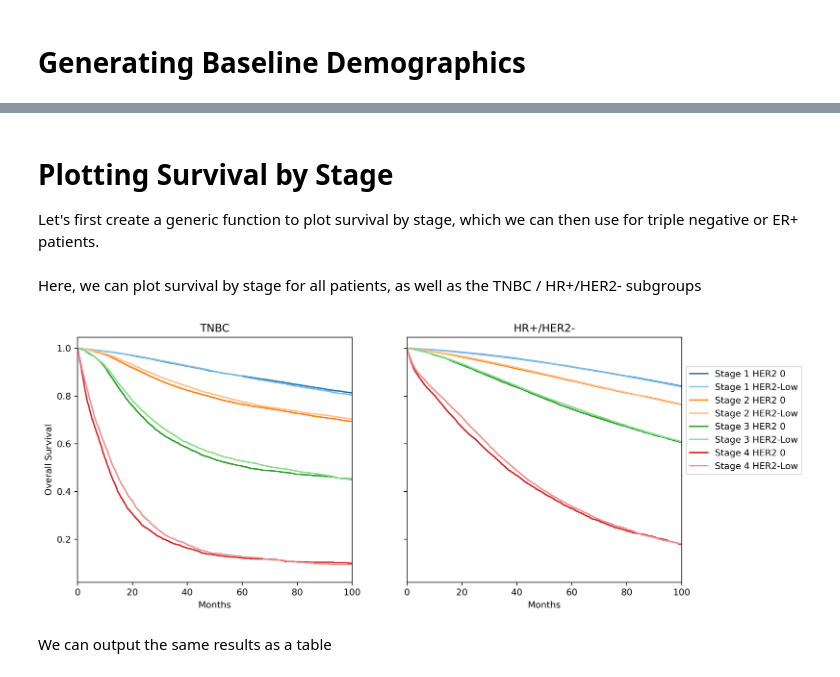
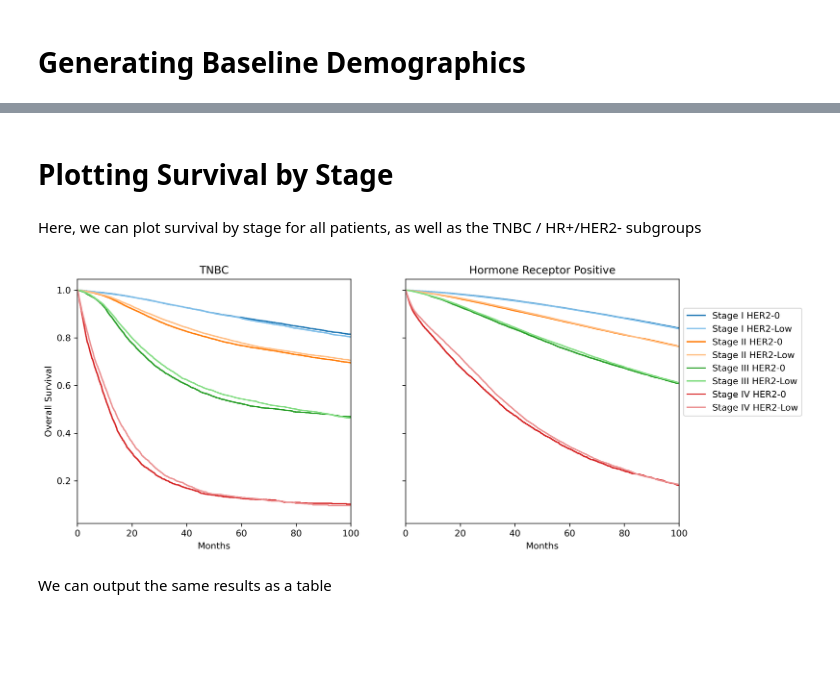
Before and after one commit to fmhoward/HER2Epidemiology, a Jupyter notebook: HER2 Project.ipynb, the cells around one changed output, grey strips where cells are left out. Drawn from its saved outputs; the diff is of its cells as text; code cells hidden in the pictures; blank space fills up the shorter version.

```diff
--- a/HER2 Project.ipynb
+++ b/HER2 Project.ipynb
@@ -367,7 +406,11 @@ This code will take some time to execute! Try not to rerun it
 # %%
 #This assigns the result of the above function to 'df'
 df = load_data_her2(filename="NCDBPUF_Breast.0.2019.csv", savefile="NCDB_Subset.csv", lower=True)
-#df = load_data_her2(loadfile="NCDB_Subset.csv", lower=True)
+
+df['her2'] = pd.to_numeric(df['her2'], errors='raise')
+df['facility'] = pd.to_numeric(df['facility'], errors='raise')
+df['cdcc'] = pd.to_numeric(df['cdcc'], errors='raise')
+df['last_contact'] = pd.to_numeric(df['last_contact'], errors='raise')
 # %% [output]
 Total Patients in NCDB: 3446070
 Excluding diagnoses before 2010: 2350990
@@ -469,7 +513,5 @@ baselineCharacteristics(df.copy(), split12 = True)
 # %% [markdown]
 # Plotting Survival by Stage
-
-Let's first create a generic function to plot survival by stage, which we can then use for triple negative or ER+ patients.
 # %%
 def lighten_color(color, amount=0.5):
     """
@@ -523,15 +565,15 @@ def plot_survival_stage(df, ax, name, legend = False):
 
         #Declare a new Kaplan Meier Fitter
         kmf = KaplanMeierFitter()
-
+        stages = ['I', 'II', 'III', 'IV']
         #Fit the curve to the HER2 0+ data, and give a label with the Stage, HER2 0+, and # of patients
-        kmf.fit(df_subset_HER2_0['last_contact'], df_subset_HER2_0['alive'], label='Stage ' + str(s) + ' HER2 0')# n = ' + str(len(df_subset_HER2_0.index)))
+        kmf.fit(df_subset_HER2_0['last_contact'], df_subset_HER2_0['alive'], label='Stage ' + stages[s-1] + ' HER2-0')# n = ' + str(len(df_subset_HER2_0.index)))
 
         #Plot the curve, providing the axis from before, ci_show = False indicates to hide confidence intervals for the curves
         kmf.plot_survival_function(ax=ax, ci_show=False, color = 'C'+str(s-1))
 
         kmf = KaplanMeierFitter()
-        kmf.fit(df_subset_HER2_low['last_contact'], df_subset_HER2_low['alive'], label='Stage ' + str(s) + ' HER2-Low')# n = ' + str(len(df_subset_HER2_low.index)))
+        kmf.fit(df_subset_HER2_low['last_contact'], df_subset_HER2_low['alive'], label='Stage ' + stages[s-1] + ' HER2-Low')# n = ' + str(len(df_subset_HER2_low.index)))
         kmf.plot_survival_function(ax=ax, ci_show=False, color = lighten_color('C'+str(s-1)))
 
     #We set the x axis limits for the plot as not many patients survive beyond 100 months
@@ -550,17 +592,13 @@ def plot_survival_stage(df, ax, name, legend = False):
 Here, we can plot survival by stage for all patients, as well as the TNBC / HR+/HER2- subgroups
 # %%
 fig, ax = plt.subplots(1, 2, dpi = 300, figsize=(12,5), sharey=True)
-#plot_survival_stage(df[~df.her2ratio.isna()], ax[0], "All Patients")
-#plot_survival_stage(df[(~df.her2ratio.isna()) & (df.receptors.astype(float) == 0)], ax[1], "TNBC")
-#plot_survival_stage(df[(~df.her2ratio.isna()) & (df.receptors.astype(float) > 0)], ax[2], "HR+/HER2-", legend=True)
-#plot_survival_stage(df, ax[0], "All Patients")
 plot_survival_stage(df[(df.receptors.astype(float) == 0)], ax[0], "TNBC")
-plot_survival_stage(df[(df.receptors.astype(float) > 0)], ax[1], "HR+/HER2-", legend=True)
+plot_survival_stage(df[(df.receptors.astype(float) > 0)], ax[1], "Hormone Receptor Positive", legend=True)
 
-plt.savefig("Figure 1.png")
+plt.savefig("Figure 1.png", bbox_inches='tight')
 plt.show()
 # %% [output]
-[figure, old version]
+[figure, new version]
 # %% [markdown]
 We can output the same results as a table
 # %%
```
Also changed, not shown: parts of 18 cells of this notebook.
